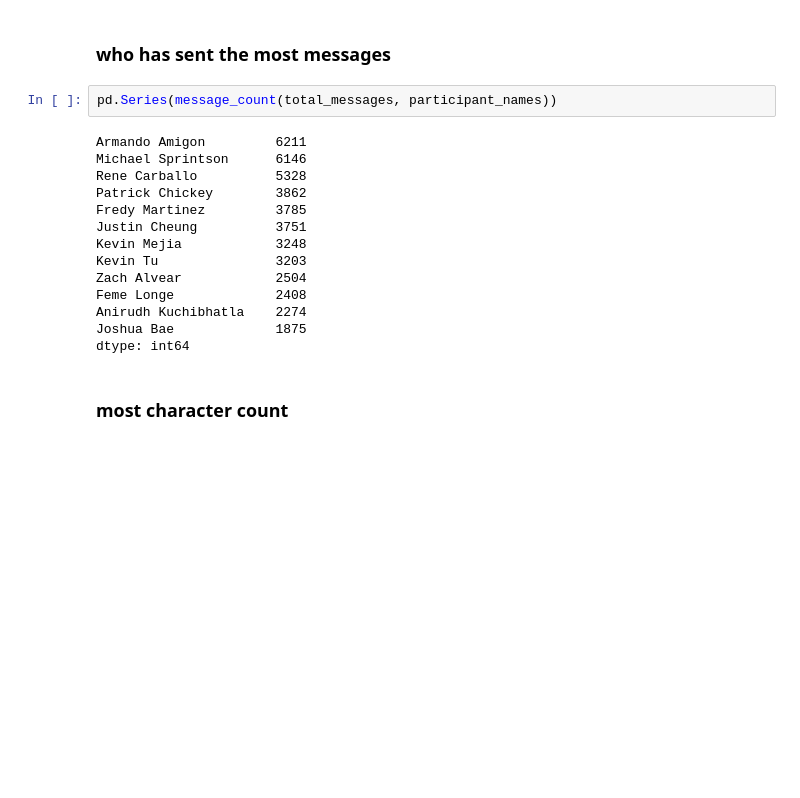
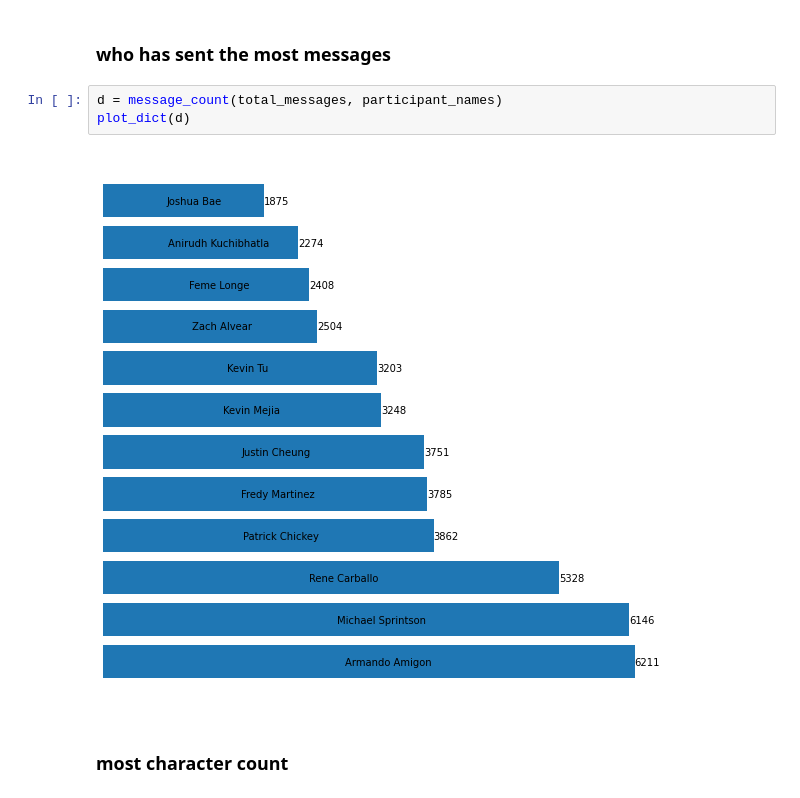
Before and after one commit to michaelsprintson/facebook_groups_analytics, a Jupyter notebook: init_attempt.ipynb, the cells around one changed output. Cells and saved outputs as stored; diff of their text form; blank space fills up the shorter version.

Commit message:
added plot dict function to plot dictionary returns

```diff
--- a/init_attempt.ipynb
+++ b/init_attempt.ipynb
@@ -22,21 +22,10 @@ len(total_messages)
 # %% [markdown]
 ### who has sent the most messages
 # %%
-pd.Series(message_count(total_messages, participant_names))
+d = message_count(total_messages, participant_names)
+plot_dict(d)
 # %% [output]
-Armando Amigon         6211
-Michael Sprintson      6146
-Rene Carballo          5328
-Patrick Chickey        3862
-Fredy Martinez         3785
-Justin Cheung          3751
-Kevin Mejia            3248
-Kevin Tu               3203
-Zach Alvear            2504
-Feme Longe             2408
-Anirudh Kuchibhatla    2274
-Joshua Bae             1875
-dtype: int64
+[figure, added]
 # %% [markdown]
 ### most character count
 # %%
```
Also changed, not shown: parts of 6 cells of this notebook, 1 other file.
